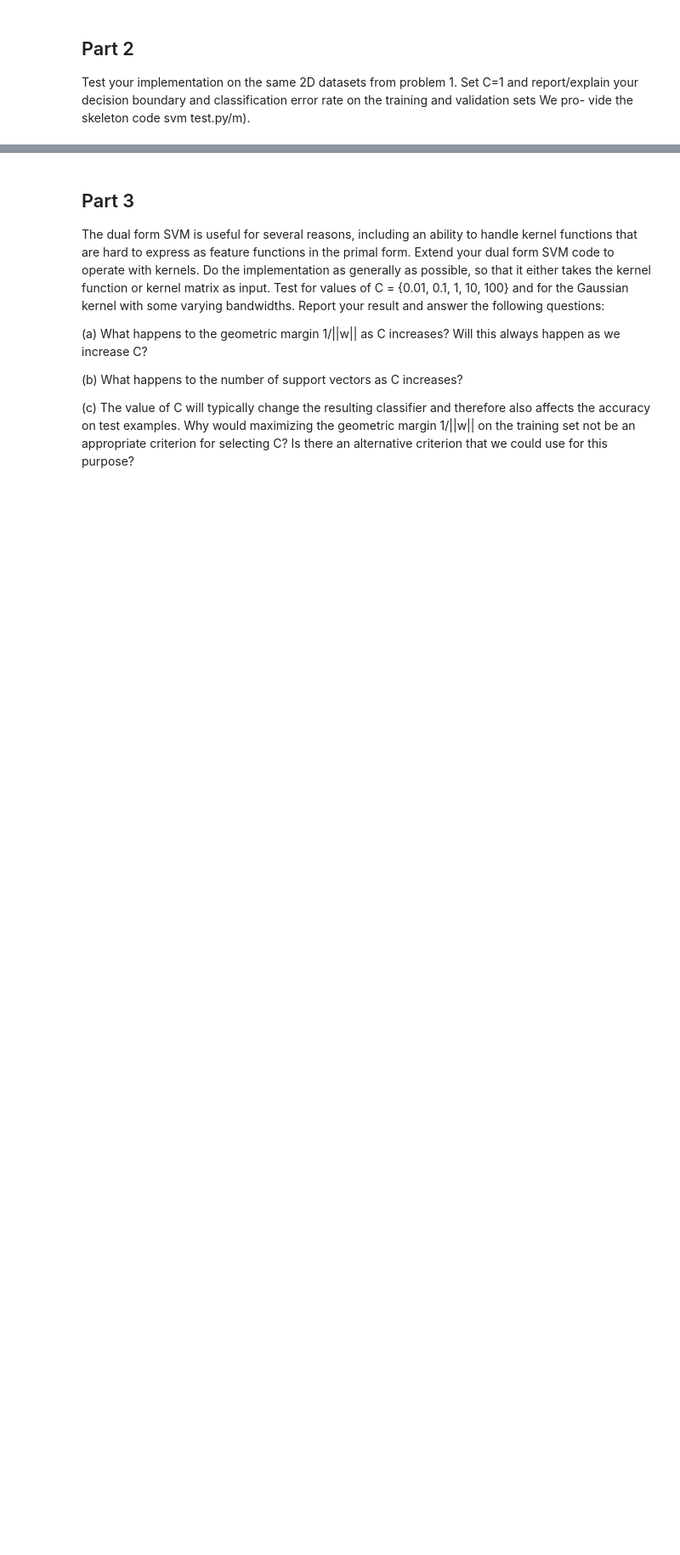
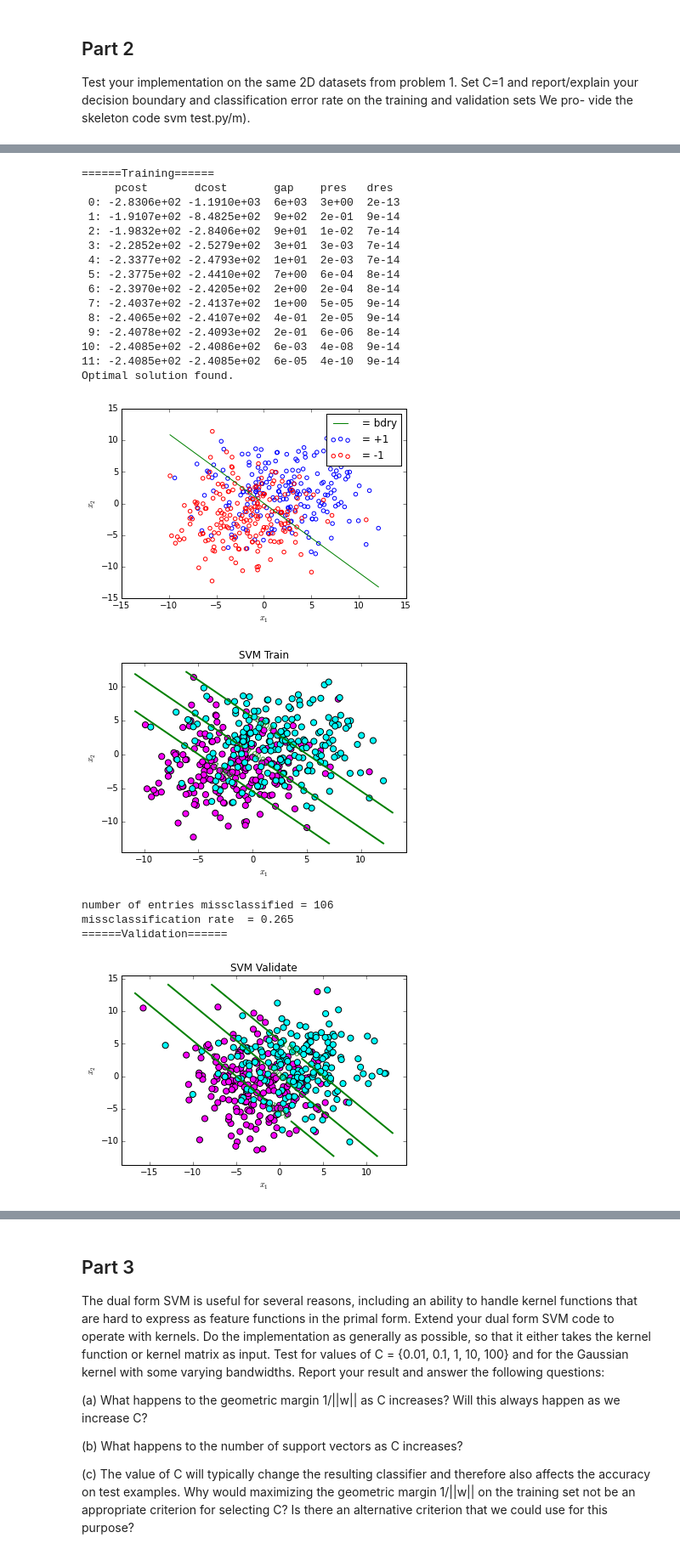
Before and after one commit to peteflorence/Machine-Learning-6.867-homework, a Jupyter notebook: hw2/prob_2.ipynb, the cells around one changed output, grey strips where cells are left out. Shown at 85% size. Drawn from its saved outputs; the diff is of its cells as text; code cells hidden in the pictures; blank space fills up the shorter version.

```diff
--- a/hw2/prob_2.ipynb
+++ b/hw2/prob_2.ipynb
@@ -290,28 +342,55 @@ plotDecisionBoundary(X, Y, predictSVM, [-1, 0, 1], title = 'SVM Validate')
 # %%
 # parameters
 name = 'stdev4'
 print '======Training======'
 # load data from csv files
 train = loadtxt('hw2_resources/data/data_'+name+'_train.csv')
 # use deep copy here to make cvxopt happy
 X = train[:, 0:2].copy()
 Y = train[:, 2:3].copy()
 
 # Carry out training, primal and/or dual
 svm = SVM(X,Y)
 svm.computeSolution()
 svm.plotData()
 # Define the predictSVM(x) function, which uses trained parameters
 predictSVM = svm.predictorFunction
 
 # plot training results
 plotDecisionBoundary(X, Y, predictSVM, [-1, 0, 1], title = 'SVM Train')
+# print misclassification rate
+cer_train,_ = svm.CER_type(type="train", rescale=False, verbose=True, rescaleMethod="interval", file=name)
+
 
 
 print '======Validation======'
 # load data from csv files
 validate = loadtxt('hw2_resources/data/data_'+name+'_validate.csv')
 X = validate[:, 0:2]
 Y = validate[:, 2:3]
 # plot validation results
 plotDecisionBoundary(X, Y, predictSVM, [-1, 0, 1], title = 'SVM Validate')
+# print misclassification rate
+cer_train,_ = svm.CER_type(type="validate", rescale=False, verbose=True, rescaleMethod="interval", file=name)
+# %% [output]
+======Training======
+     pcost       dcost       gap    pres   dres
+ 0: -2.8306e+02 -1.1910e+03  6e+03  3e+00  2e-13
+ 1: -1.9107e+02 -8.4825e+02  9e+02  2e-01  9e-14
+ 2: -1.9832e+02 -2.8406e+02  9e+01  1e-02  7e-14
+ 3: -2.2852e+02 -2.5279e+02  3e+01  3e-03  7e-14
+ 4: -2.3377e+02 -2.4793e+02  1e+01  2e-03  7e-14
+ 5: -2.3775e+02 -2.4410e+02  7e+00  6e-04  8e-14
+ 6: -2.3970e+02 -2.4205e+02  2e+00  2e-04  8e-14
+ 7: -2.4037e+02 -2.4137e+02  1e+00  5e-05  9e-14
+ 8: -2.4065e+02 -2.4107e+02  4e-01  2e-05  9e-14
+ 9: -2.4078e+02 -2.4093e+02  2e-01  6e-06  8e-14
+10: -2.4085e+02 -2.4086e+02  6e-03  4e-08  9e-14
+11: -2.4085e+02 -2.4085e+02  6e-05  4e-10  9e-14
+Optimal solution found.
+[figure, added]
+[figure, added]
+number of entries missclassified = 106
+missclassification rate  = 0.265
+======Validation======
+[figure, added]
```
Also changed, not shown: parts of 9 cells of this notebook, 20 other files.
